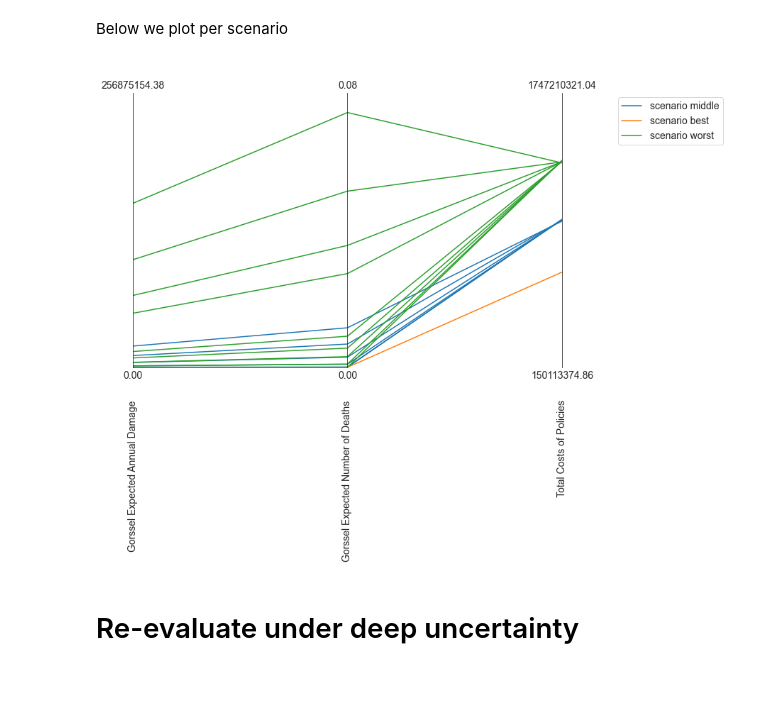
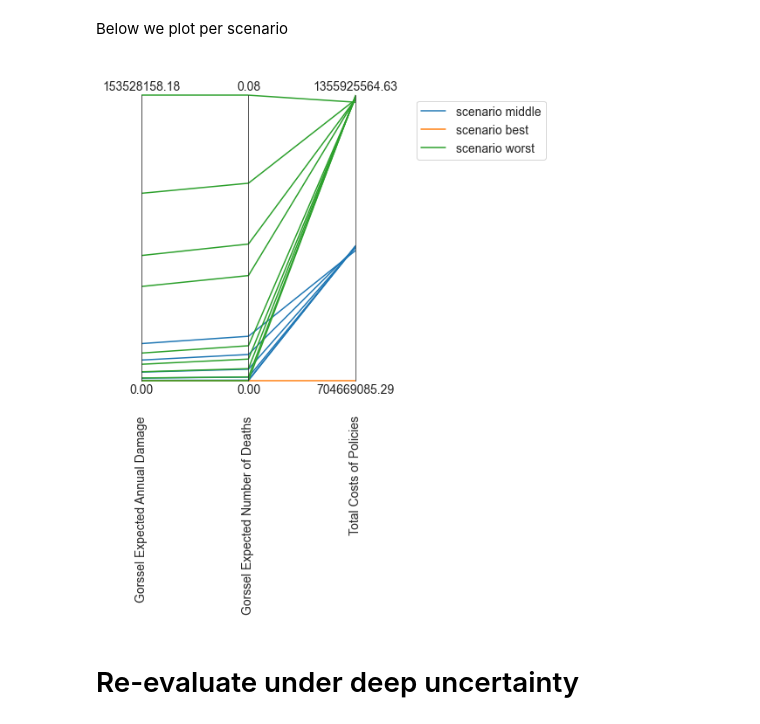
Before and after one commit to Lischip/FabiosDecisions, a Jupyter notebook: epa1361/final assignment/gorssel_optimisation.ipynb, the cells around one changed output. Saved outputs shown, nothing was run; the diff lists cells and outputs as text; code cells hidden in the pictures; blank space fills up the shorter version.

```diff
--- a/epa1361/final assignment/gorssel_optimisation.ipynb
+++ b/epa1361/final assignment/gorssel_optimisation.ipynb
@@ -70,8 +91,5 @@ cases = {0: "middle", 1: "best", 2: "worst"}
 # %%
 scenarios = [Scenario(f"{index}", **row) for index, row in selected.iterrows()]
-# %%
-hypervolumemin = [0,0,0]
-hypervolumemax = outcomes_df[[DAMAGE, DEATHS, COSTS]].max().values
 # %% [markdown]
 # Optimisation
 # %%
@@ -122,4 +137,0 @@ for scenario in scenarios:
-# %%
-for i, (result, convergence) in enumerate(results):
-    pd.DataFrame(result).to_csv("data/optimisation/" + ACTORNAME + "/results_" + cases[i] +".csv")
-    pd.DataFrame(convergence).to_csv("data/optimisation/" + ACTORNAME + "/convergence_" + cases[i] + ".csv")
@@ -144,4 +152,8 @@ plt.show()
 # %%
-for i, (result, _) in enumerate(results):
+opt_df = pd.DataFrame()
+conv_df = pd.DataFrame()
+for i, (result, convergence) in enumerate(results):
+    convergence["scenario"] = cases[i]
     result["scenario"] = cases[i]
-    outcomes_df = pd.concat([outcomes_df, result], axis=0)
+    opt_df = pd.concat([opt_df, result], axis=0)
+    conv_df = pd.concat([conv_df, convergence], axis=0)
@@ -170,25 +163,27 @@ policyoutcomes
+# %%
+policyoutcomes = opt_df.loc[:, outcomekeys[2:]]
 # %% [markdown]
 Below we plot per scenario
 # %%
 colors = iter(sns.color_palette())
 limits = parcoords.get_limits(policyoutcomes)
 
 # limits.loc[0, ['inertia', 'reliability']] = 1
 # limits.loc[0, 'max_P'] = 4 # max over results based on quick inspection not shown here
 # limits.loc[0, 'utility'] = 1 # max over results based on quick inspection not shown here
 # limits.loc[1, :] = 0
 paraxes = parcoords.ParallelAxes(limits)
 
 
 for i, (result, _) in enumerate(results):
     color = next(colors)
-    data = result.loc[:,  outcomes]
+    data = result.loc[:,  outcomekeys[2:]]
     paraxes.plot(data, label=f'scenario {cases[i]}', color=color)
 
 paraxes.legend()
-plt.rcParams["figure.figsize"] = (10,30)
+plt.rcParams["figure.figsize"] = (5,15)
 plt.show()
 # %% [output]
-[figure, old version]
+[figure, new version]
 # %% [markdown]
 # Re-evaluate under deep uncertainty
```
Also changed, not shown: parts of 33 cells of this notebook, 4 other files.
